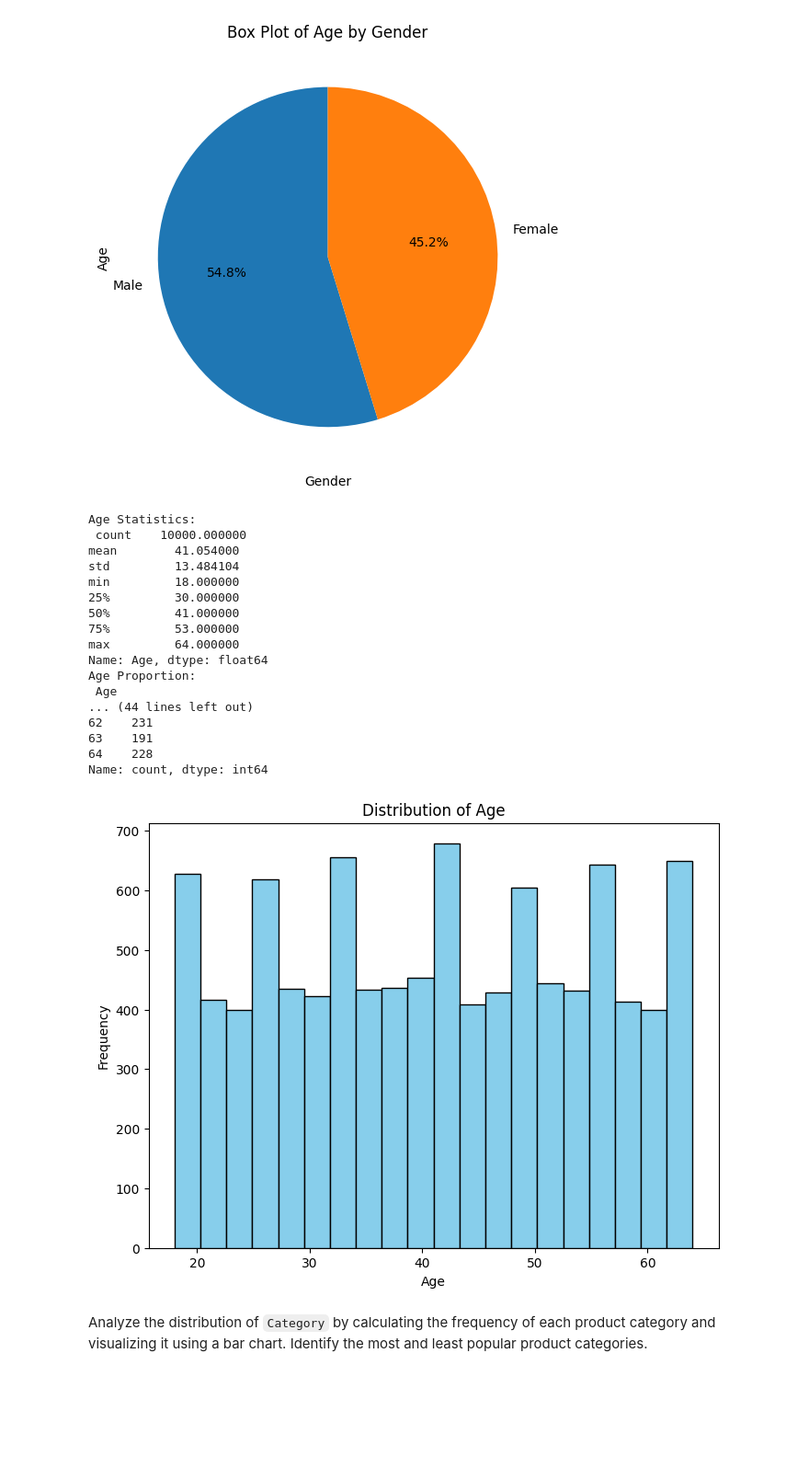
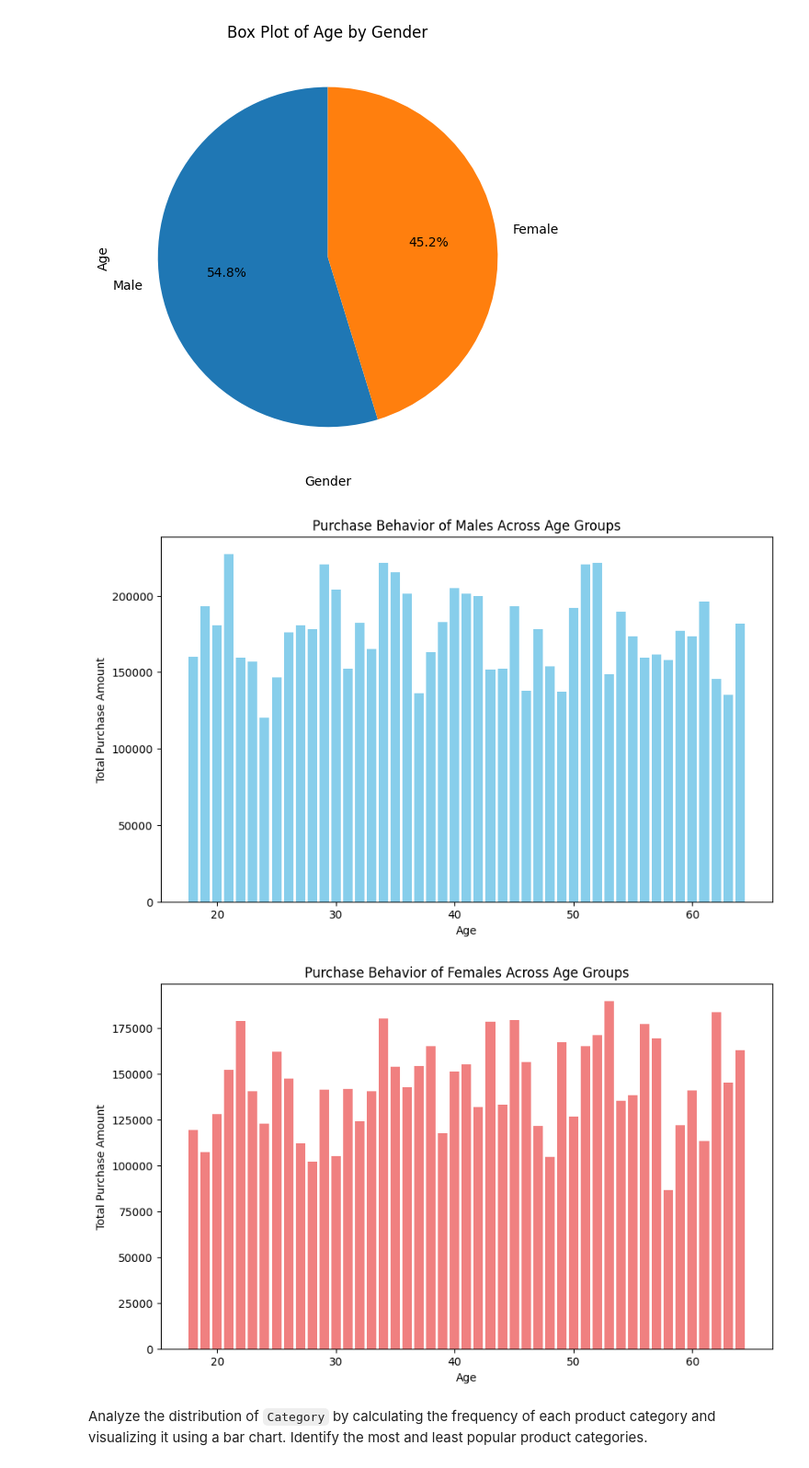
Before and after one commit to Neeshi14/Business-analysis-of-the-Retail-, a Jupyter notebook: RetailBusinessAnaysis.ipynb, the cells around one changed output. Shown at 92% size. Saved outputs shown, nothing was run; the diff lists cells and outputs as text; code cells hidden in the pictures; blank space fills up the shorter version.

```diff
--- a/RetailBusinessAnaysis.ipynb
+++ b/RetailBusinessAnaysis.ipynb
@@ -496,41 +515,35 @@ Male      54.76
 Female    45.24
 Name: proportion, dtype: float64
 [figure]
-# %%
-# Calculate descriptive statistics for Age.
-age_stats = df_retail['Age'].describe()
-print("Age Statistics:\n", age_stats)
-
-# Analyze the proportion of male and female customers.
-age_counts = df_retail['Age'].value_counts().sort_index()
-print("Age Proportion:\n", age_counts)
-
-# Create a histogram of Age.
-plt.figure(figsize=(8, 6))
-plt.hist(df_retail['Age'], bins=20, color='skyblue', edgecolor='black')
-plt.xlabel('Age')
-plt.ylabel('Frequency')
-plt.title('Distribution of Age')
-plt.show()
-# %% [output]
-Age Statistics:
- count    10000.000000
-mean        41.054000
-std         13.484104
-min         18.000000
-25%         30.000000
-50%         41.000000
-75%         53.000000
-max         64.000000
-Name: Age, dtype: float64
-Age Proportion:
- Age
-... (44 lines left out)
-62    231
-63    191
-64    228
-Name: count, dtype: int64
-[figure, removed]
+# %%
+import matplotlib.pyplot as plt
+import pandas as pd
+
+# Group the data by age, gender, and calculate the total purchase amount
+age_gender_purchase = df_retail.groupby(['Age', 'Gender'])['Purchase_Amount'].sum().reset_index()
+
+# Create separate DataFrames for males and females
+male_data = age_gender_purchase[age_gender_purchase['Gender'] == 'Male']
+female_data = age_gender_purchase[age_gender_purchase['Gender'] == 'Female']
+
+# Create the bar chart for males
+plt.figure(figsize=(10, 6))
+plt.bar(male_data['Age'], male_data['Purchase_Amount'], color='skyblue')
+plt.xlabel('Age')
+plt.ylabel('Total Purchase Amount')
+plt.title('Purchase Behavior of Males Across Age Groups')
+plt.show()
+
+# Create the bar chart for females
+plt.figure(figsize=(10, 6))
+plt.bar(female_data['Age'], female_data['Purchase_Amount'], color='lightcoral')
+plt.xlabel('Age')
+plt.ylabel('Total Purchase Amount')
+plt.title('Purchase Behavior of Females Across Age Groups')
+plt.show()
+# %% [output]
+[figure, added]
+[figure, added]
 # %% [markdown]
 Analyze the distribution of `Category` by calculating the frequency of each product category and visualizing it using a bar chart. Identify the most and least popular product categories.
 # %%
```
Also changed, not shown: parts of 16 cells of this notebook.
